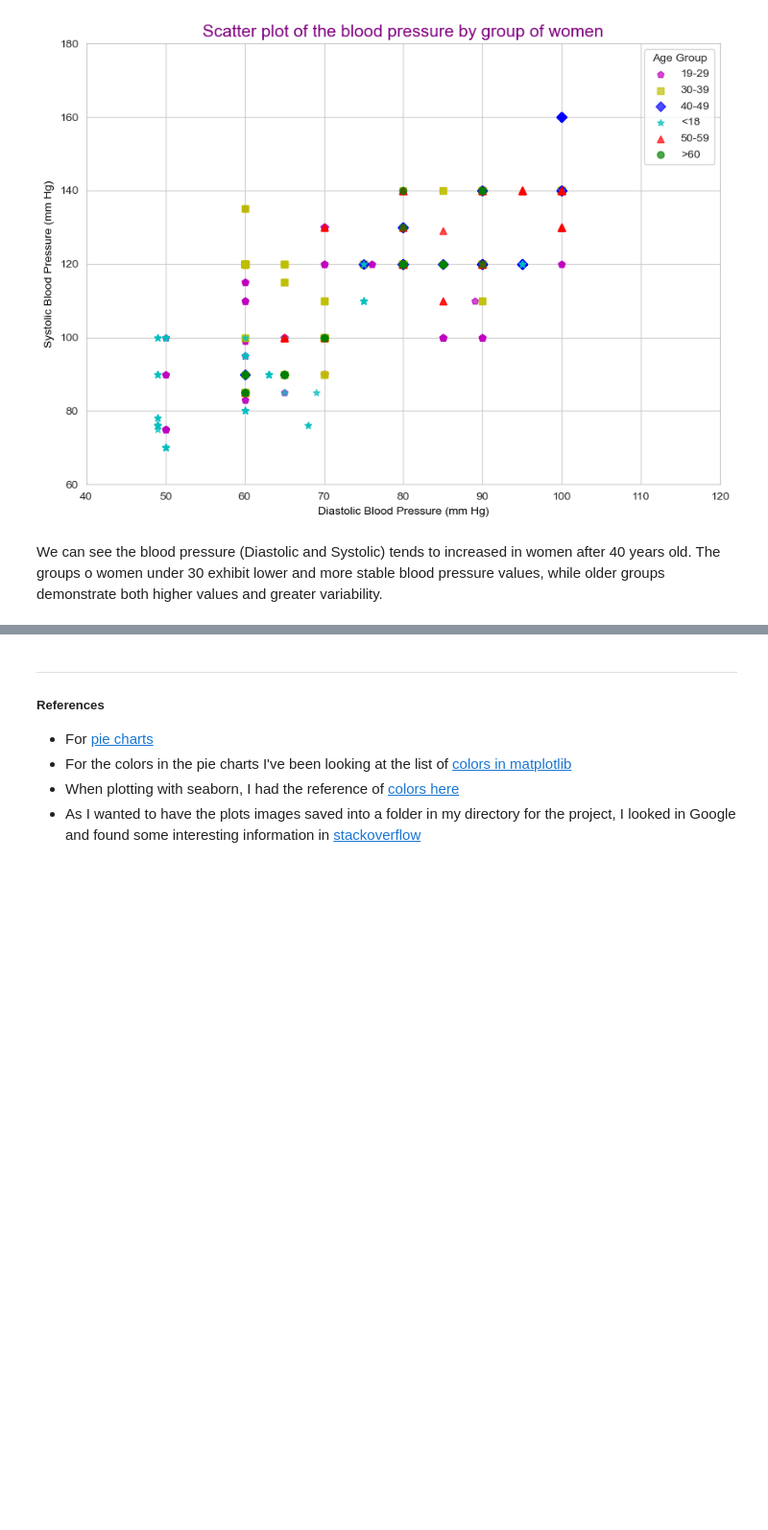
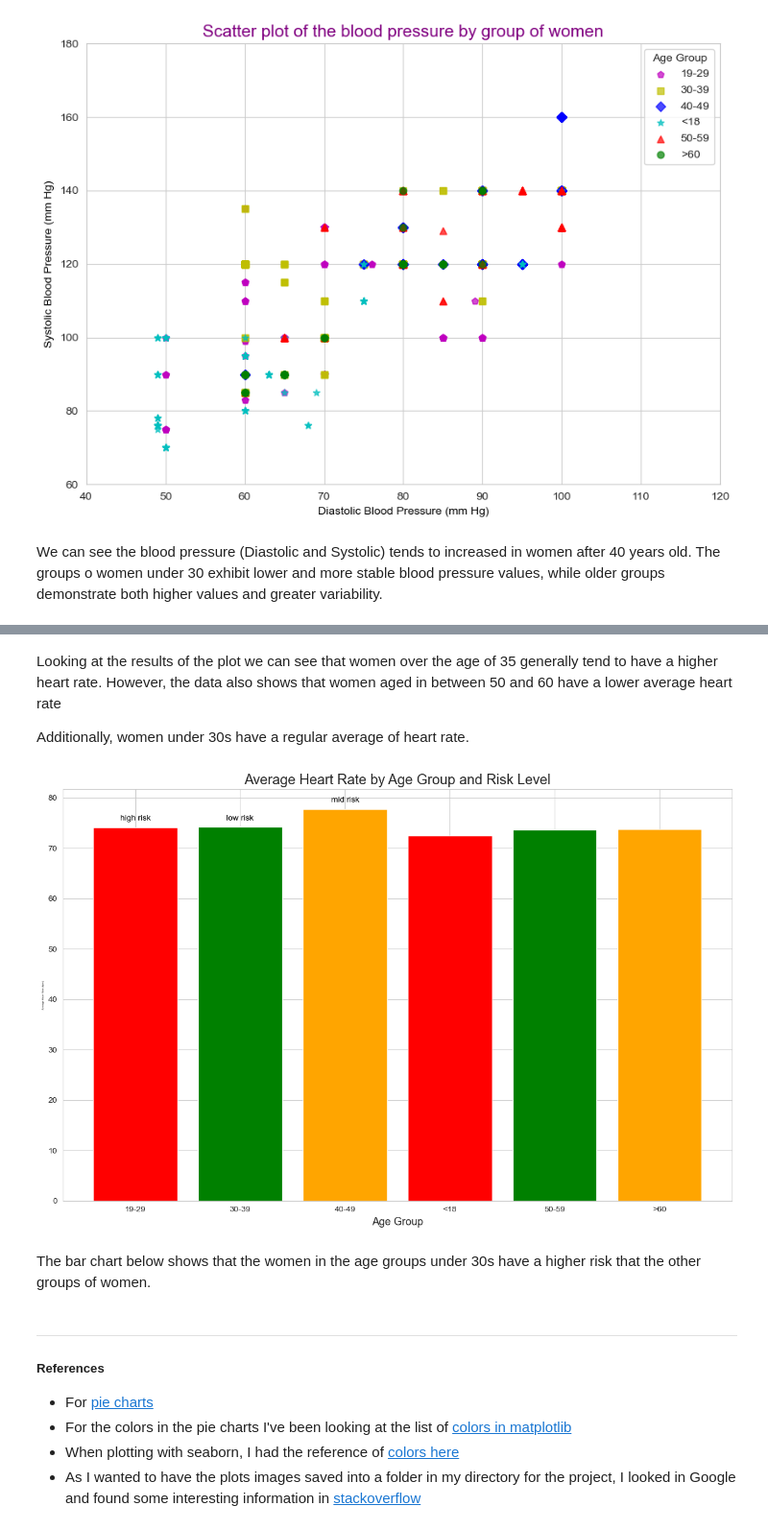
Before and after one commit to Jennyicano/PFDA, a Jupyter notebook: pfda_project/big_project.ipynb, the cells around one changed output, grey strips where cells are left out. Shown at 96% size. Drawn from its saved outputs; the diff is of its cells as text; code cells hidden in the pictures; blank space fills up the shorter version.

```diff
--- a/pfda_project/big_project.ipynb
+++ b/pfda_project/big_project.ipynb
@@ -332,0 +368,40 @@ We can see the blood pressure (Diastolic and Systolic) tends to increased in wom
+# %% [markdown]
+Looking at the results of the plot we can see that women over the age of 35 generally tend to have a higher heart rate. However, the data also shows that women aged in between 50 and 60 have a lower average heart rate
+
+Additionally, women under 30s have a regular average of heart rate.
+# %%
+# Average heart rate by age group
+average_heart_rate_by_group = df.groupby('Age_Group')['HeartRate'].mean()
+age_groups = df['Age_Group'].unique()
+risk_levels = df['RiskLevel'].unique()
+
+# Representing the diff
+risk_colors = {
+    'low risk': 'green',
+    'mid risk': 'orange',
+    'high risk': 'red'}
+
+# Create a color list based on risk levels
+colors = [risk_colors[risk] for risk in risk_levels]
+
+# Plotting
+fig, ax = plt.subplots(figsize=(12, 8))
+bars = ax.bar(age_groups, average_heart_rate_by_group, color=colors)
+
+ax.set_title('Average Heart Rate by Age Group and Risk Level', fontsize=17)
+ax.set_xlabel('Age Group', fontsize=13)
+ax.set_ylabel('Average Heart Rate (bpm)', fontsize=3)
+
+# Add risk level annotations on bars
+for bar, risk in zip(bars, risk_levels):
+    yval = bar.get_height()
+    ax.text(bar.get_x() + bar.get_width() / 2.0, yval + 1, risk, ha='center', va='bottom', fontsize=10, color='black')
+    ax.grid(True)
+
+plt.tight_layout()
+plt.savefig('img/heart_rate_by_age_group_risk_level.png')
+plt.show()
+# %% [output]
+[figure, added]
+# %% [markdown]
+The bar chart below shows that the women in the age groups under 30s have a higher risk that the other groups of women.
```
Also changed, not shown: parts of 4 cells of this notebook, 6 other files.
